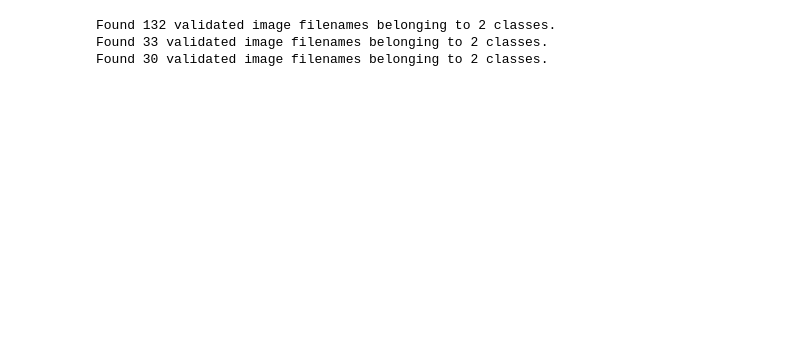
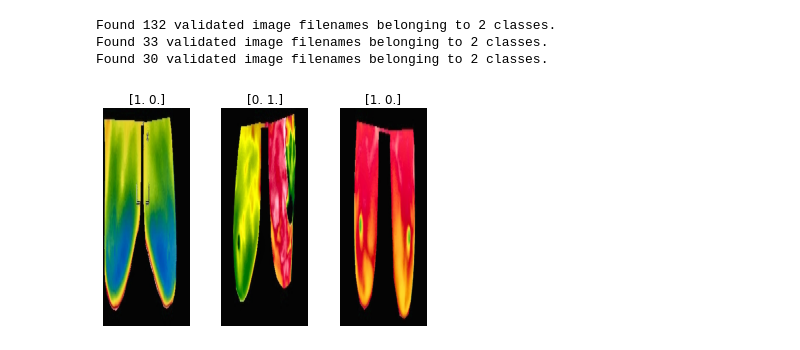
Before and after one commit to ufvceiec/mammo-echo-thermo, a Jupyter notebook: thermography.ipynb, the cells around one changed output. Cells and saved outputs as stored; diff of their text form; code cells hidden in the pictures; blank space fills up the shorter version.

Commit message:
Resulting image displayed

```diff
--- a/thermography.ipynb
+++ b/thermography.ipynb
@@ -98,3 +99,16 @@ test_generator = test_datagen.flow_from_dataframe(
 Found 132 validated image filenames belonging to 2 classes.
 Found 33 validated image filenames belonging to 2 classes.
 Found 30 validated image filenames belonging to 2 classes.
+# %%
+fig, ax = plt.subplots(nrows=1, ncols=3)
+
+image, label = train_generator.next()
+
+for i in range(3):
+    ax[i].imshow(image[i])
+    ax[i].title.set_text(str(label[i]))
+    ax[i].axis("off")
+
+plt.show()
+# %% [output]
+[figure, added]
```
Also changed, not shown: parts of 3 cells of this notebook.
